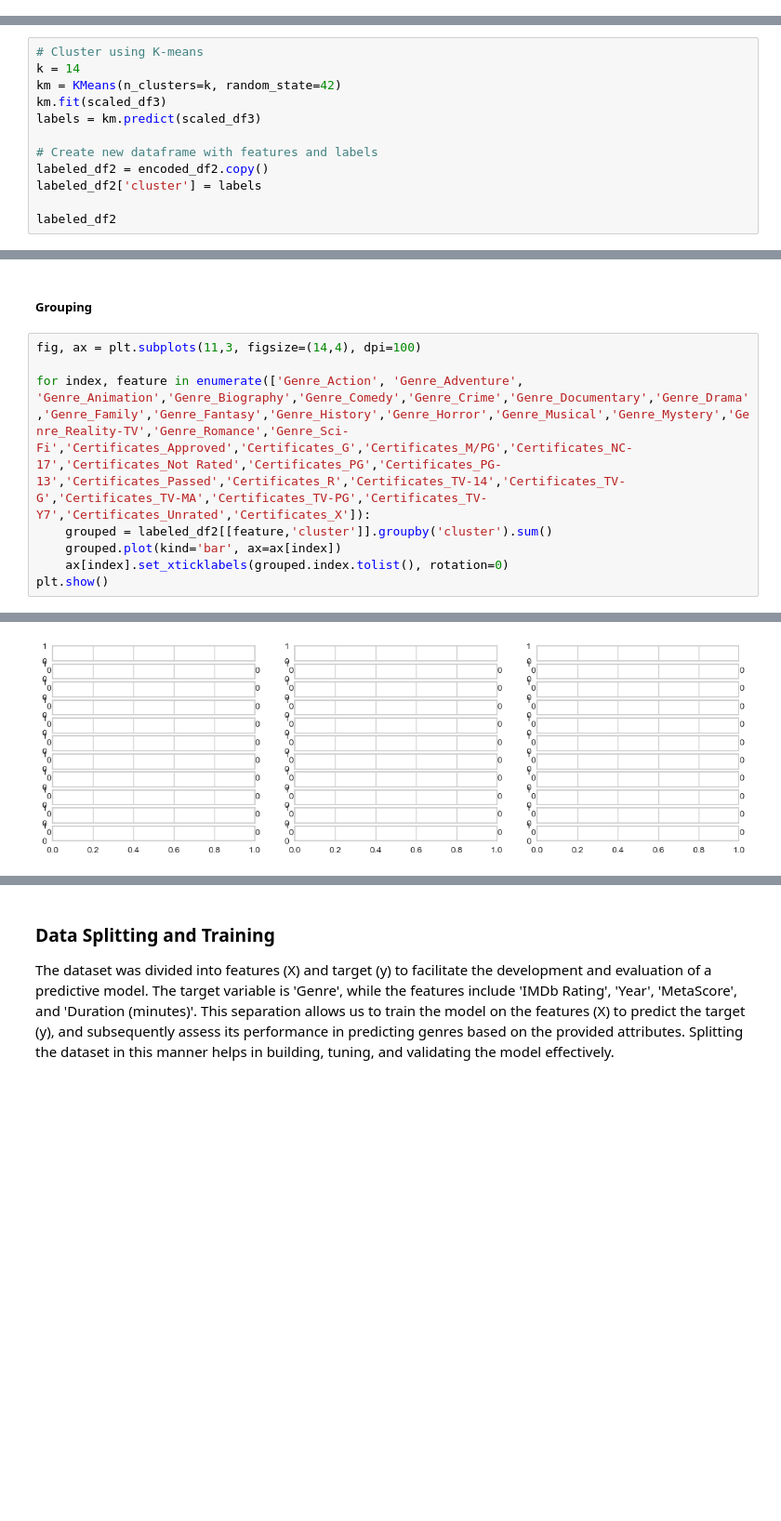
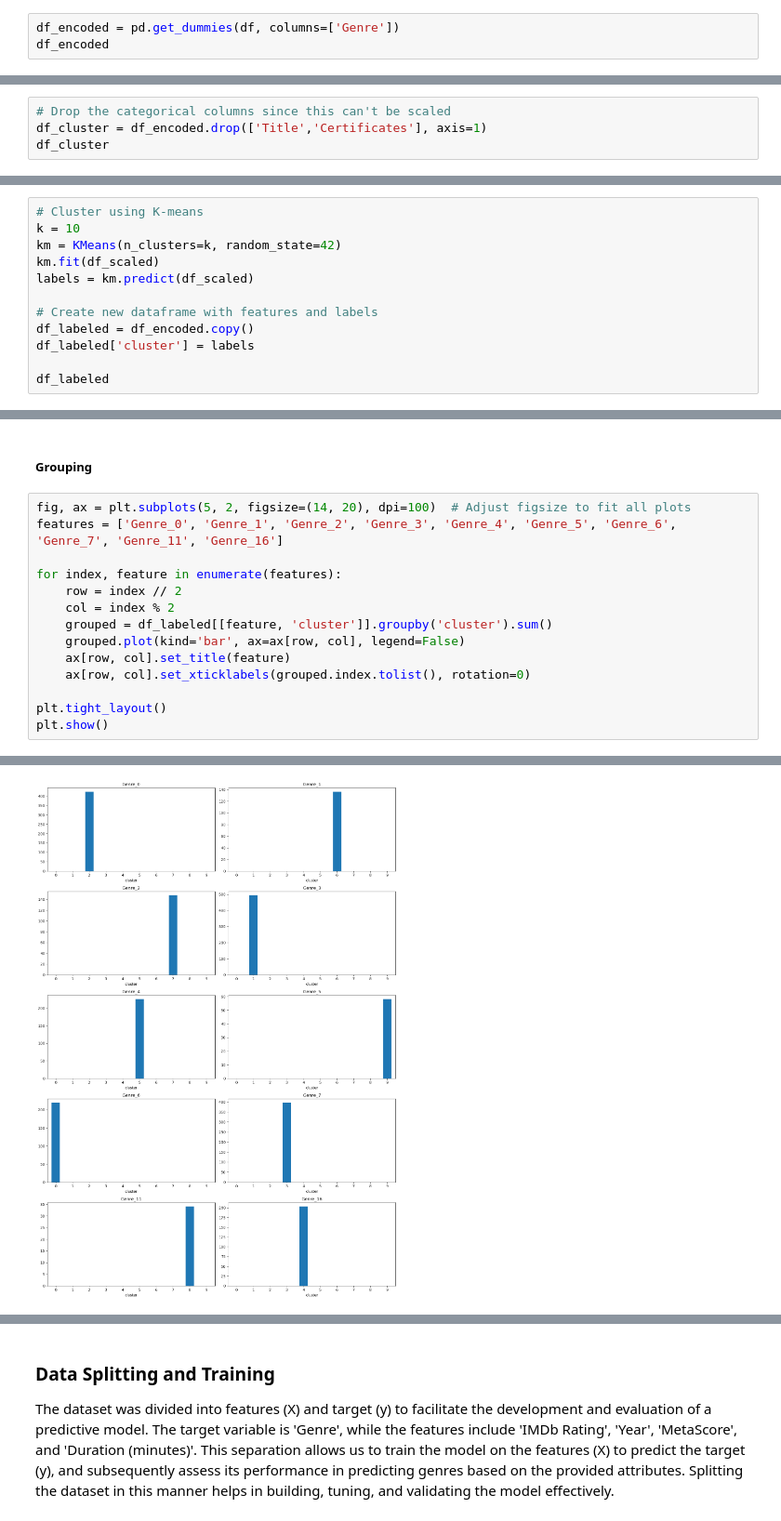
Before and after one commit to wayneflossien/102-final-project, a Jupyter notebook: 102-final_project.ipynb, the cells around one changed output, grey strips where cells are left out. Shown at 93% size. Saved outputs shown, nothing was run; the diff lists cells and outputs as text; blank space fills up the shorter version.

```diff
--- a/102-final_project.ipynb
+++ b/102-final_project.ipynb
@@ -444,0 +451,3 @@ Name: proportion, dtype: float64
+# %%
+df_encoded = pd.get_dummies(df, columns=['Genre'])
+df_encoded
@@ -444,0 +468,4 @@ Name: proportion, dtype: float64
+# %%
+# Drop the categorical columns since this can't be scaled
+df_cluster = df_encoded.drop(['Title','Certificates'], axis=1)
+df_cluster
@@ -566,14 +627,14 @@ Based on the findings, the optimal number of clusters k is 14. This conclusion i
 ##### Assigning cluster labels
 # %%
 # Cluster using K-means
-k = 14
+k = 10
 km = KMeans(n_clusters=k, random_state=42)
-km.fit(scaled_df3)
-labels = km.predict(scaled_df3)
+km.fit(df_scaled)
+labels = km.predict(df_scaled)
 
 # Create new dataframe with features and labels
-labeled_df2 = encoded_df2.copy()
-labeled_df2['cluster'] = labels
+df_labeled = df_encoded.copy()
+df_labeled['cluster'] = labels
 
-labeled_df2
+df_labeled
 # %% [output]
@@ -607,11 +734,17 @@ NameError: name 'encoded_df2' is not defined
 # %% [markdown]
 ##### Grouping
 # %%
-fig, ax = plt.subplots(11,3, figsize=(14,4), dpi=100)
+fig, ax = plt.subplots(5, 2, figsize=(14, 20), dpi=100)  # Adjust figsize to fit all plots
+features = ['Genre_0', 'Genre_1', 'Genre_2', 'Genre_3', 'Genre_4', 'Genre_5', 'Genre_6', 'Genre_7', 'Genre_11', 'Genre_16']
 
-for index, feature in enumerate(['Genre_Action', 'Genre_Adventure', 'Genre_Animation','Genre_Biography','Genre_Comedy','Genre_Crime','Genre_Documentary','Genre_Drama','Genre_Family','Genre_Fantasy','Genre_History','Genre_Horror','Genre_Musical','Genre_Mystery','Genre_Reality-TV','Genre_Romance','Genre_Sci-Fi','Certificates_Approved','Certificates_G','Certificates_M/PG','Certificates_NC-17','Certificates_Not Rated','Certificates_PG','Certificates_PG-13','Certificates_Passed','Certificates_R','Certificates_TV-14','Certificates_TV-G','Certificates_TV-MA','Certificates_TV-PG','Certificates_TV-Y7','Certificates_Unrated','Certificates_X']):
-    grouped = labeled_df2[[feature,'cluster']].groupby('cluster').sum()
-    grouped.plot(kind='bar', ax=ax[index])
-    ax[index].set_xticklabels(grouped.index.tolist(), rotation=0)
+for index, feature in enumerate(features):
+    row = index // 2
+    col = index % 2
+    grouped = df_labeled[[feature, 'cluster']].groupby('cluster').sum()
+    grouped.plot(kind='bar', ax=ax[row, col], legend=False)
+    ax[row, col].set_title(feature)
+    ax[row, col].set_xticklabels(grouped.index.tolist(), rotation=0)
+
+plt.tight_layout()
 plt.show()
 # %% [output]
@@ -619 +751 @@ AttributeError: 'numpy.ndarray' object has no attribute 'get_figure'
-[figure, old version]
+[figure, new version]
```
Also changed, not shown: parts of 48 cells of this notebook.
